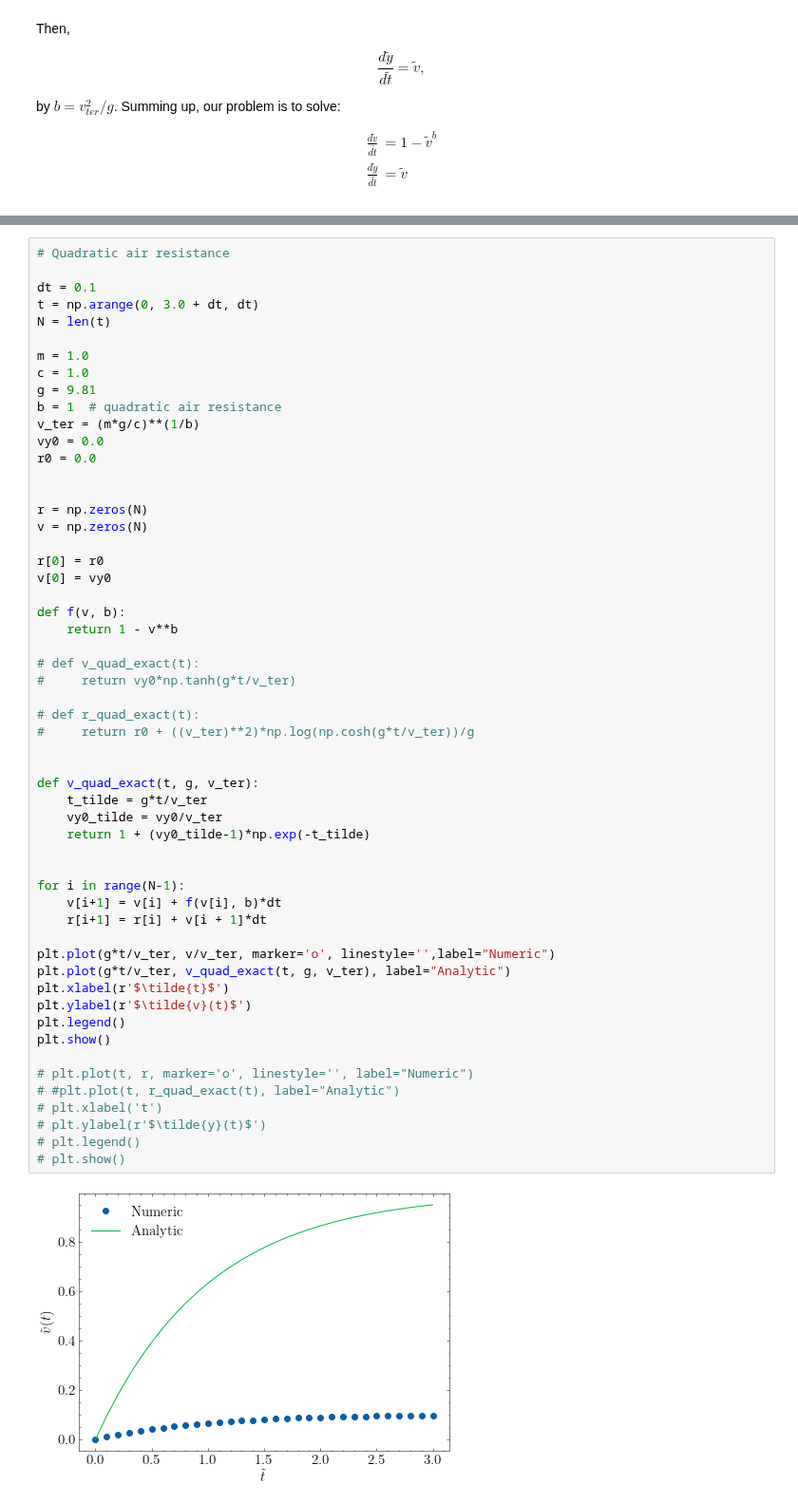
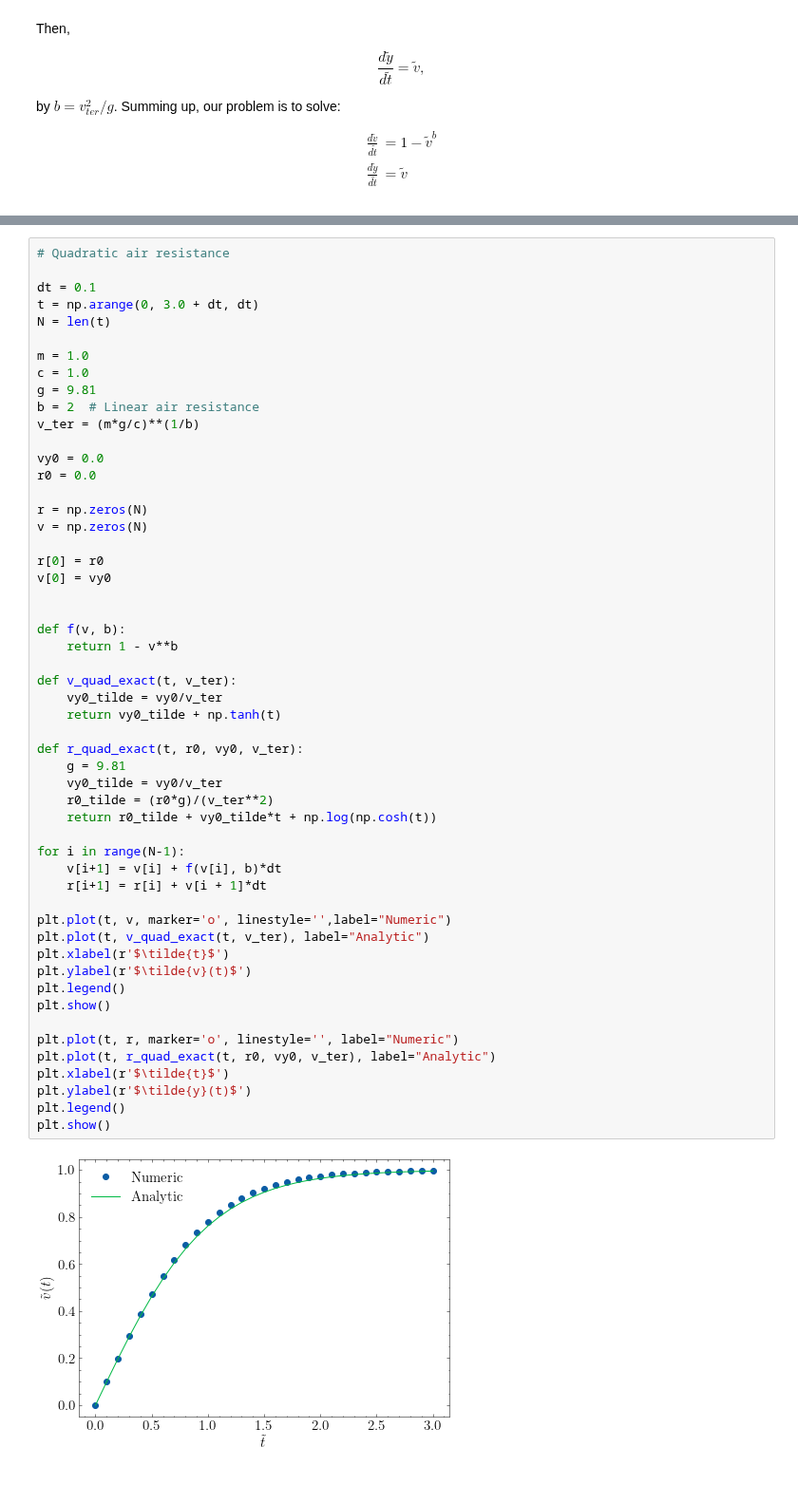
Before and after one commit to franklinzppa/fisica-computacional, a Jupyter notebook: week1.ipynb, the cells around one changed output, grey strips where cells are left out. Shown at 95% size. Saved outputs shown, nothing was run; the diff lists cells and outputs as text.

```diff
--- a/week1.ipynb
+++ b/week1.ipynb
@@ -294,51 +350,49 @@ N = len(t)
 
 m = 1.0
 c = 1.0
 g = 9.81
-b = 1  # quadratic air resistance
+b = 2  # Linear air resistance
 v_ter = (m*g/c)**(1/b)
+
 vy0 = 0.0
 r0 = 0.0
-
 
 r = np.zeros(N)
 v = np.zeros(N)
 
 r[0] = r0
 v[0] = vy0
 
+
 def f(v, b):
     return 1 - v**b
 
-# def v_quad_exact(t):
-#     return vy0*np.tanh(g*t/v_ter)
+def v_quad_exact(t, v_ter):
+    vy0_tilde = vy0/v_ter
+    return vy0_tilde + np.tanh(t)
 
-# def r_quad_exact(t):
-#     return r0 + ((v_ter)**2)*np.log(np.cosh(g*t/v_ter))/g
-
-
-def v_quad_exact(t, g, v_ter):
-    t_tilde = g*t/v_ter
+def r_quad_exact(t, r0, vy0, v_ter):
+    g = 9.81
     vy0_tilde = vy0/v_ter
-    return 1 + (vy0_tilde-1)*np.exp(-t_tilde)
-
+    r0_tilde = (r0*g)/(v_ter**2)
+    return r0_tilde + vy0_tilde*t + np.log(np.cosh(t))
 
 for i in range(N-1):
     v[i+1] = v[i] + f(v[i], b)*dt
     r[i+1] = r[i] + v[i + 1]*dt
 
-plt.plot(g*t/v_ter, v/v_ter, marker='o', linestyle='',label="Numeric")
-plt.plot(g*t/v_ter, v_quad_exact(t, g, v_ter), label="Analytic")
+plt.plot(t, v, marker='o', linestyle='',label="Numeric")
+plt.plot(t, v_quad_exact(t, v_ter), label="Analytic")
 plt.xlabel(r'$\tilde{t}$')
 plt.ylabel(r'$\tilde{v}(t)$')
 plt.legend()
 plt.show()
 
-# plt.plot(t, r, marker='o', linestyle='', label="Numeric")
-# #plt.plot(t, r_quad_exact(t), label="Analytic")
-# plt.xlabel('t')
-# plt.ylabel(r'$\tilde{y}(t)$')
-# plt.legend()
-# plt.show()
+plt.plot(t, r, marker='o', linestyle='', label="Numeric")
+plt.plot(t, r_quad_exact(t, r0, vy0, v_ter), label="Analytic")
+plt.xlabel(r'$\tilde{t}$')
+plt.ylabel(r'$\tilde{y}(t)$')
+plt.legend()
+plt.show()
 # %% [output]
-[figure, old version]
+[figure, new version]
```
Also changed, not shown: parts of 10 cells of this notebook.
